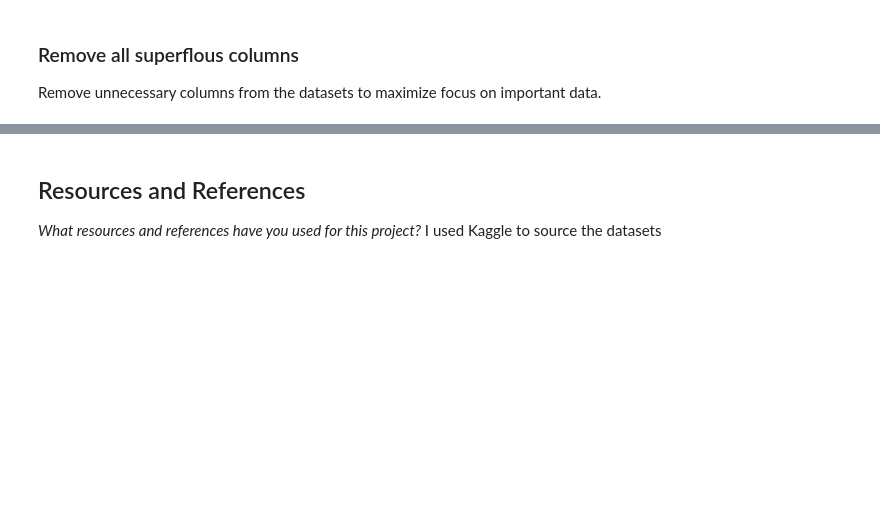
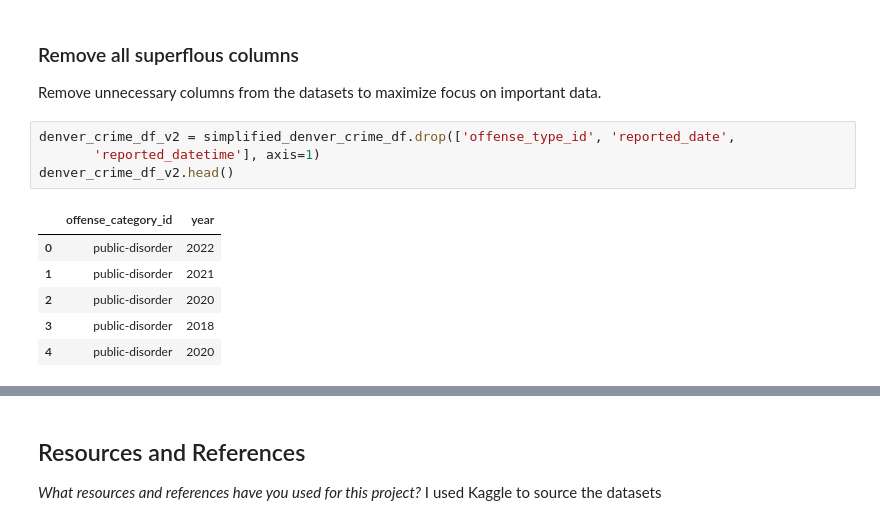
Before and after one commit to IT4063C-Fall23/final-project-jeremylshepherd, a Jupyter notebook: source.ipynb, the cells around one changed output, grey strips where cells are left out. Saved outputs shown, nothing was run; the diff lists cells and outputs as text; blank space fills up the shorter version.

```diff
--- a/source.ipynb
+++ b/source.ipynb
@@ -339,3 +339,14 @@ See the caveats in the documentation: https://pandas.pydata.org/pandas-docs/stab
 # %% [markdown]
 ### Remove all superflous columns
 Remove unnecessary columns from the datasets to maximize focus on important data.
+# %%
+denver_crime_df_v2 = simplified_denver_crime_df.drop(['offense_type_id', 'reported_date',
+       'reported_datetime'], axis=1)
+denver_crime_df_v2.head()
+# %% [output]
+|  | offense_category_id | year |
+| 0 | public-disorder | 2022 |
+| 1 | public-disorder | 2021 |
+| 2 | public-disorder | 2020 |
+| 3 | public-disorder | 2018 |
+| 4 | public-disorder | 2020 |
```
Also changed, not shown: parts of 1 cell of this notebook.
